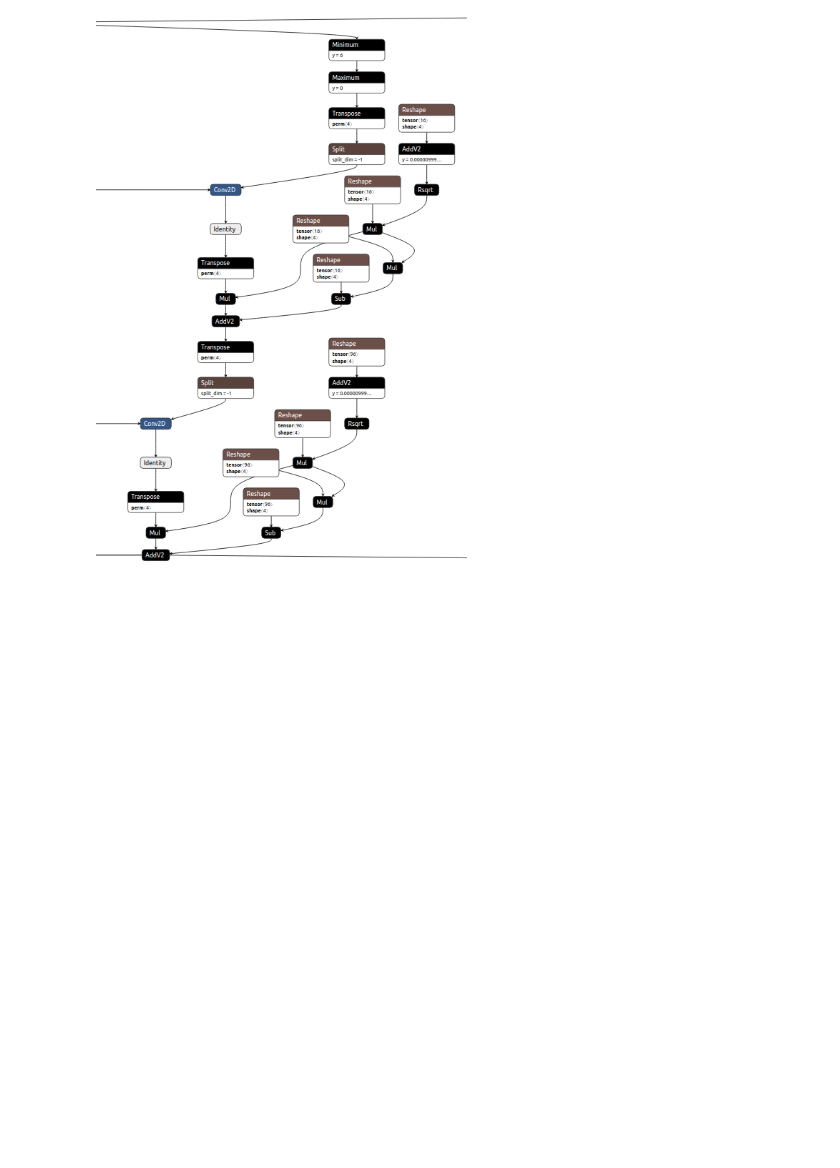
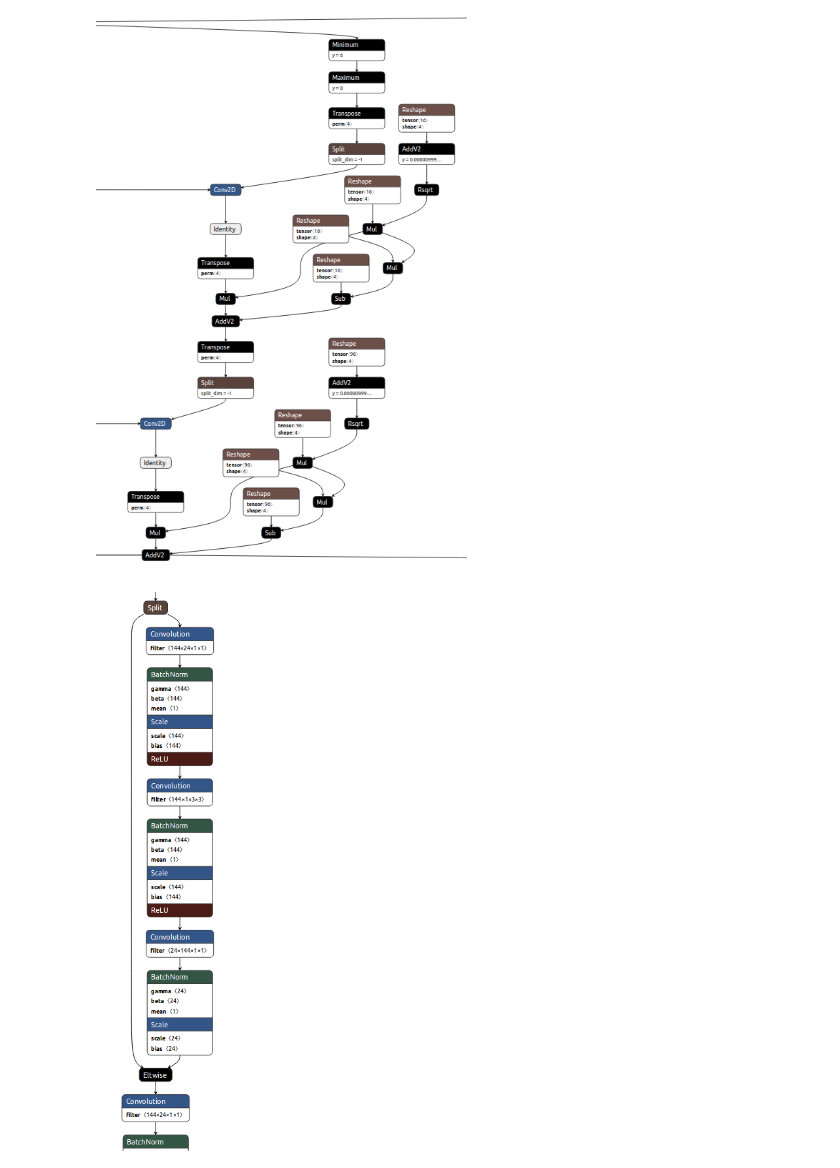
Before and after one commit to zlqhem/example-pytorch2tf, a Jupyter notebook: pytorch2tf.ipynb, the cells around one changed output. Saved outputs shown, nothing was run; the diff lists cells and outputs as text; code cells hidden in the pictures; blank space fills up the shorter version.

Commit message:
add expected tensorflow model image

```diff
--- a/pytorch2tf.ipynb
+++ b/pytorch2tf.ipynb
@@ -37,3 +37,8 @@ display(*images)
 [figure]
 [figure]
 [figure]
+# %%
+# expected tensorflow model from https://lutzroeder.github.io/netron/?url=https%3A%2F%2Fraw.githubusercontent.com%2Fshicai%2FMobileNet-Caffe%2Fmaster%2Fmobilenet_v2.caffemodel
+display(Image('mobilenet_v2.pb.expected.png'))
+# %% [output]
+[figure, added]
```
Also changed, not shown: 1 other file.
